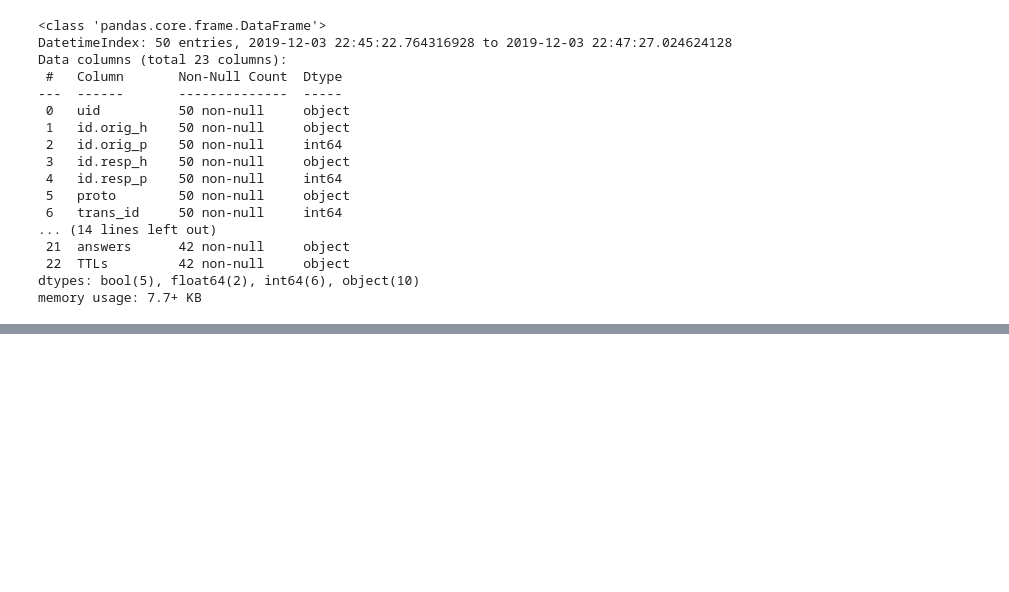
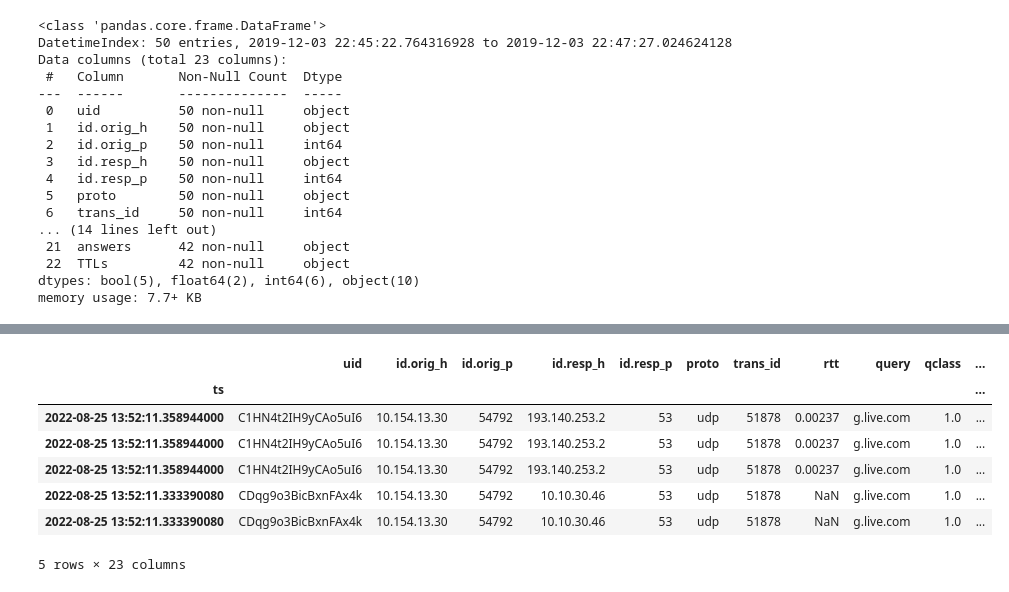
Before and after one commit to AI-Learning-Land/zat, a Jupyter notebook: notebooks/Network_Monitoring_AI.ipynb, the cells around one changed output, grey strips where cells are left out. Saved outputs shown, nothing was run; the diff lists cells and outputs as text; code cells hidden in the pictures; blank space fills up the shorter version.

```diff
--- a/notebooks/Network_Monitoring_AI.ipynb
+++ b/notebooks/Network_Monitoring_AI.ipynb
@@ -196,0 +335,16 @@ memory usage: 7.7+ KB
+# %%
+# Create a Pandas dataframe from a Zeek log
+log_to_df = LogToDataFrame()
+zeek_df = json_log_to_df.create_dataframe('../data/fullTest/pcap/dns.log')
+
+# Print out the head of the dataframe
+zeek_df.head()
+# %% [output]
+|  | uid | id.orig_h | id.orig_p | id.resp_h | id.resp_p | proto | trans_id | rtt | query | qclass | ... |
+| ts |  |  |  |  |  |  |  |  |  |  | ... |
+| 2022-08-25 13:52:11.358944000 | C1HN4t2IH9yCAo5uI6 | 10.154.13.30 | 54792 | 193.140.253.2 | 53 | udp | 51878 | 0.00237 | g.live.com | 1.0 | ... |
+| 2022-08-25 13:52:11.358944000 | C1HN4t2IH9yCAo5uI6 | 10.154.13.30 | 54792 | 193.140.253.2 | 53 | udp | 51878 | 0.00237 | g.live.com | 1.0 | ... |
+| 2022-08-25 13:52:11.358944000 | C1HN4t2IH9yCAo5uI6 | 10.154.13.30 | 54792 | 193.140.253.2 | 53 | udp | 51878 | 0.00237 | g.live.com | 1.0 | ... |
+| 2022-08-25 13:52:11.333390080 | CDqg9o3BicBxnFAx4k | 10.154.13.30 | 54792 | 10.10.30.46 | 53 | udp | 51878 | NaN | g.live.com | 1.0 | ... |
+| 2022-08-25 13:52:11.333390080 | CDqg9o3BicBxnFAx4k | 10.154.13.30 | 54792 | 10.10.30.46 | 53 | udp | 51878 | NaN | g.live.com | 1.0 | ... |
+5 rows × 23 columns
```
Also changed, not shown: parts of 17 cells of this notebook, 1 other file.
